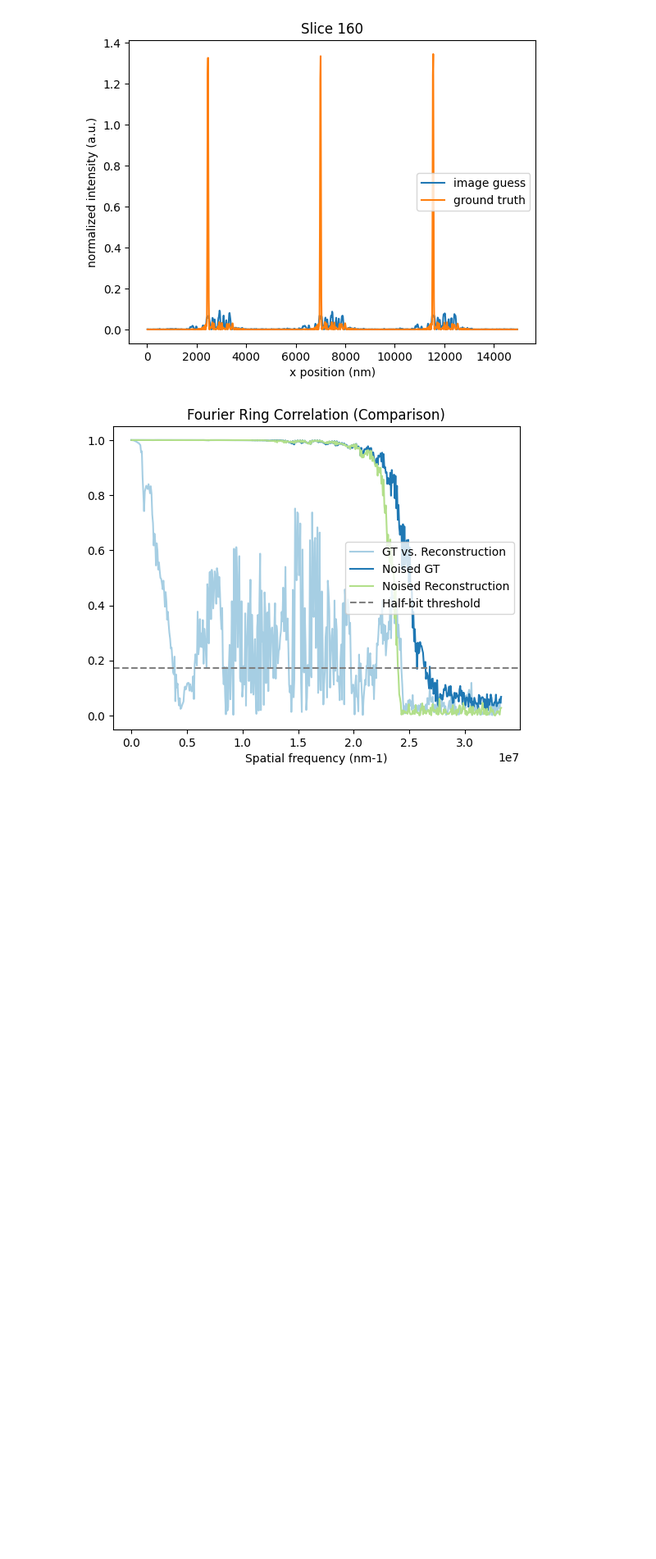
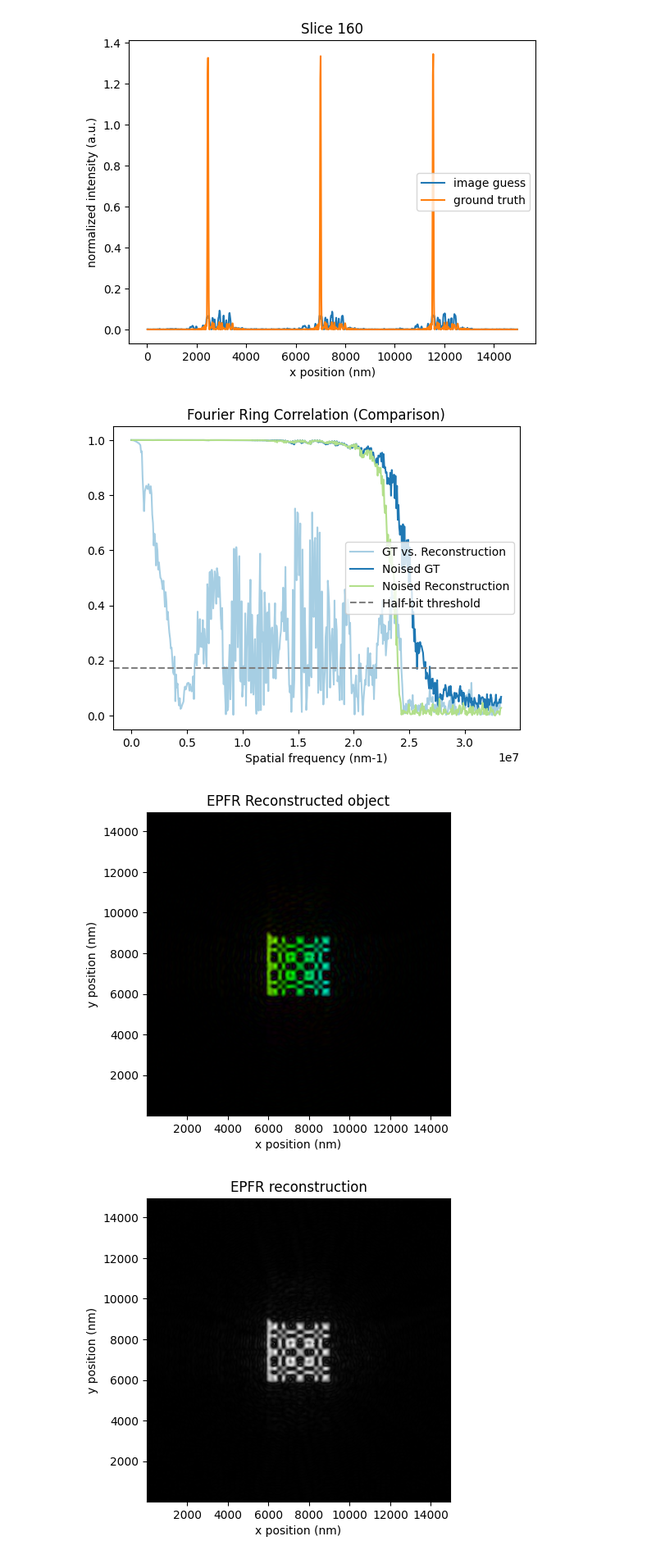
Before and after one commit to ArianaGu/EUV_FPM, a Jupyter notebook: plot.ipynb, the cells around one changed output. Shown at 82% size. Drawn from its saved outputs; the diff is of its cells as text; code cells hidden in the pictures; blank space fills up the shorter version.

Commit message:
Add full FoV recon and stitch

```diff
--- a/plot.ipynb
+++ b/plot.ipynb
@@ -164,3 +164,58 @@ plot_gt_cmp(GN_recon, gt_obj, x_m, y_m, freq_cpm, roi_size_px, frc=True)
 [figure]
 [figure]
 [figure]
+# %%
+from utils import imagecc
+import numpy as np
+import matplotlib.pyplot as plt
+import scipy.io
+import glob
+
+
+folder = './sim_data/bprp_abe00/'
+recon_alg = 'EPFR'
+if recon_alg == 'APIC':
+    mat = glob.glob(f'{folder}*APIC*.mat')
+    recon = scipy.io.loadmat(mat[0])
+    object_guess = recon['himMatching']
+    pupil_recon = recon['himAPIC']
+    pupil_recon = np.fliplr(pupil_recon)
+    pupil_recon = np.flipud(pupil_recon)
+# elif recon_alg == 'GN':
+#     mat = glob.glob(f'{folder}GN*.mat')
+#     recon = scipy.io.loadmat(mat[0])
+#     object_guess = recon['O']
+#     pupil_recon = recon['P']
+#     pupil_recon = np.fliplr(pupil_recon)
+#     pupil_recon = np.flipud(pupil_recon)
+else:
+    object_guess = np.load(f'{folder}/result/{recon_alg}_recon.npy')
+
+
+roi_size_px = 332*3
+# wavelength of acquisition
+lambda_m = 13.5e-9
+
+# effective pixel size
+dx_m = 15e-9
+# effective field size
+Dx_m = roi_size_px * dx_m
+
+# spatial scales
+x_m = np.arange(1, roi_size_px + 1) * dx_m
+y_m = np.arange(1, roi_size_px + 1) * dx_m
+
+plt.imshow(imagecc(object_guess), extent=[x_m[0]*1e9, x_m[-1]*1e9, y_m[0]*1e9, y_m[-1]*1e9])
+plt.xlabel('x position (nm)')
+plt.ylabel('y position (nm)')
+plt.title(f'{recon_alg} Reconstructed object')
+plt.show()
+
+plt.imshow(np.abs(object_guess), extent=[x_m[0]*1e9, x_m[-1]*1e9, y_m[0]*1e9, y_m[-1]*1e9], cmap='gray')
+plt.xlabel('x position (nm)')
+plt.ylabel('y position (nm)')
+plt.title(f'{recon_alg} reconstruction')
+plt.show()
+# %% [output]
+[figure, added]
+[figure, added]
```
Also changed, not shown: parts of 1 cell of this notebook, 5 other files.
